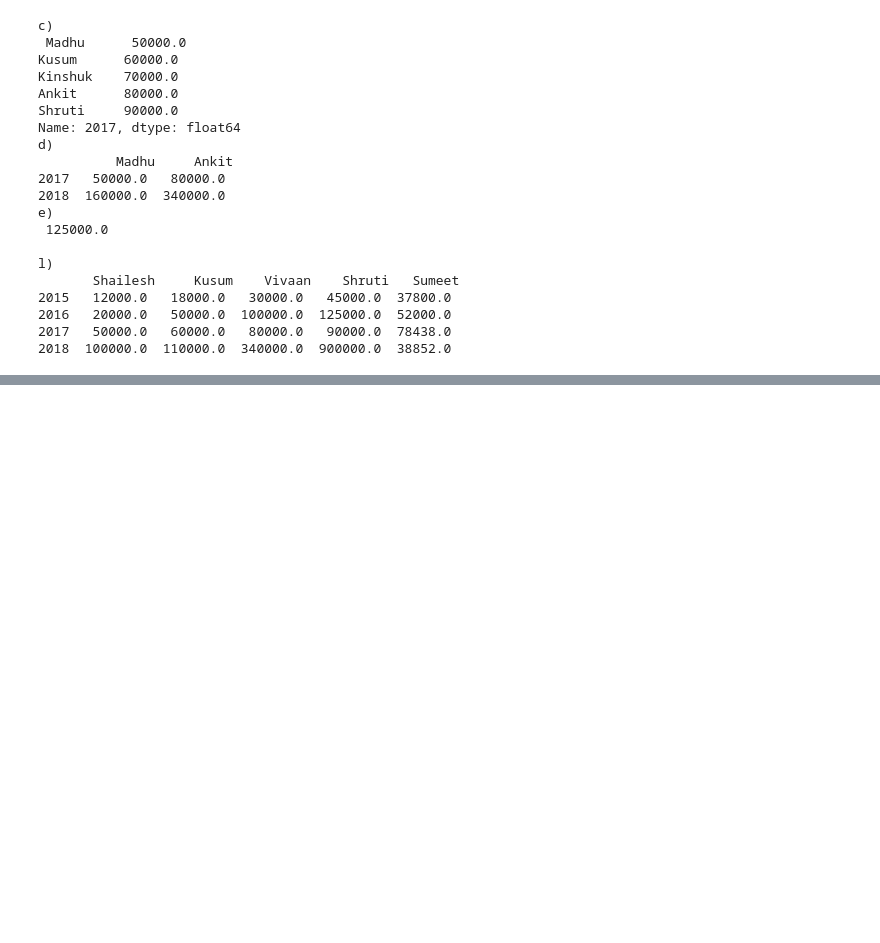
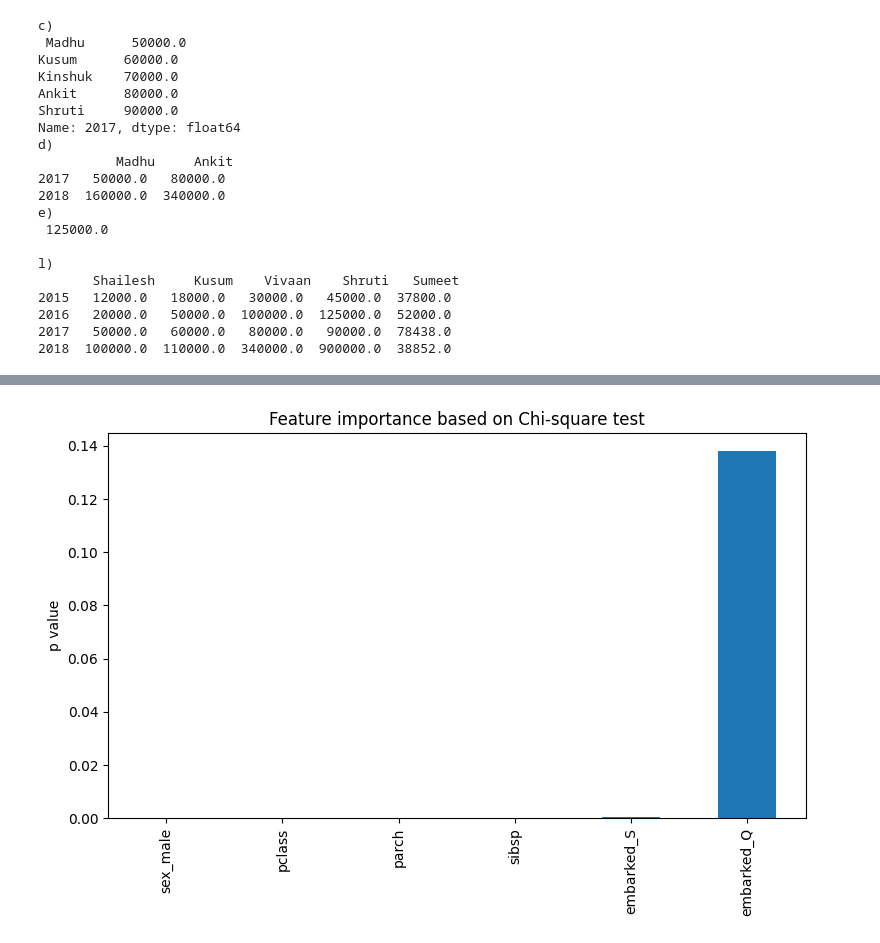
Before and after one commit to srichandana498/ML, a Jupyter notebook: ML.ipynb, the cells around one changed output, grey strips where cells are left out. Cells and saved outputs as stored; diff of their text form; code cells hidden in the pictures; blank space fills up the shorter version.

```diff
--- a/ML.ipynb
+++ b/ML.ipynb
@@ -424,33 +549,35 @@ import matplotlib.pyplot as plt
 from scipy.stats import chi2_contingency
 
 
 x_train, x_test, y_train, y_test = train_test_split(
-    data.drop("Survived", axis=1),
-    data['Survived'],
+    data.drop("survived", axis=1),
+    data['survived'],
     test_size=0.3,
     random_state=0
 )
 
 # One-hot encode categorical features (Chi-square needs categorical or integer)
 x_train_encoded = pd.get_dummies(x_train, drop_first=True)
 x_test_encoded = pd.get_dummies(x_test, drop_first=True)
 
 # Align columns between train and test
 x_train_encoded, x_test_encoded = x_train_encoded.align(x_test_encoded, join='left', axis=1, fill_value=0)
 
 chi_ls = []
 
 for feature in x_train_encoded.columns:
     crosstab = pd.crosstab(y_train, x_train_encoded[feature])
     chi2, p_value, dof, expected = chi2_contingency(crosstab)
     chi_ls.append(p_value)
 
 
 pd.Series(chi_ls, index=x_train_encoded.columns) \
     .sort_values(ascending=True) \
     .plot.bar(rot=90, figsize=(9, 5))
 
 plt.ylabel("p value")
 plt.title("Feature importance based on Chi-square test")
 plt.show()
+# %% [output]
+[figure, added]
 # %%
```
Also changed, not shown: parts of 33 cells of this notebook.
